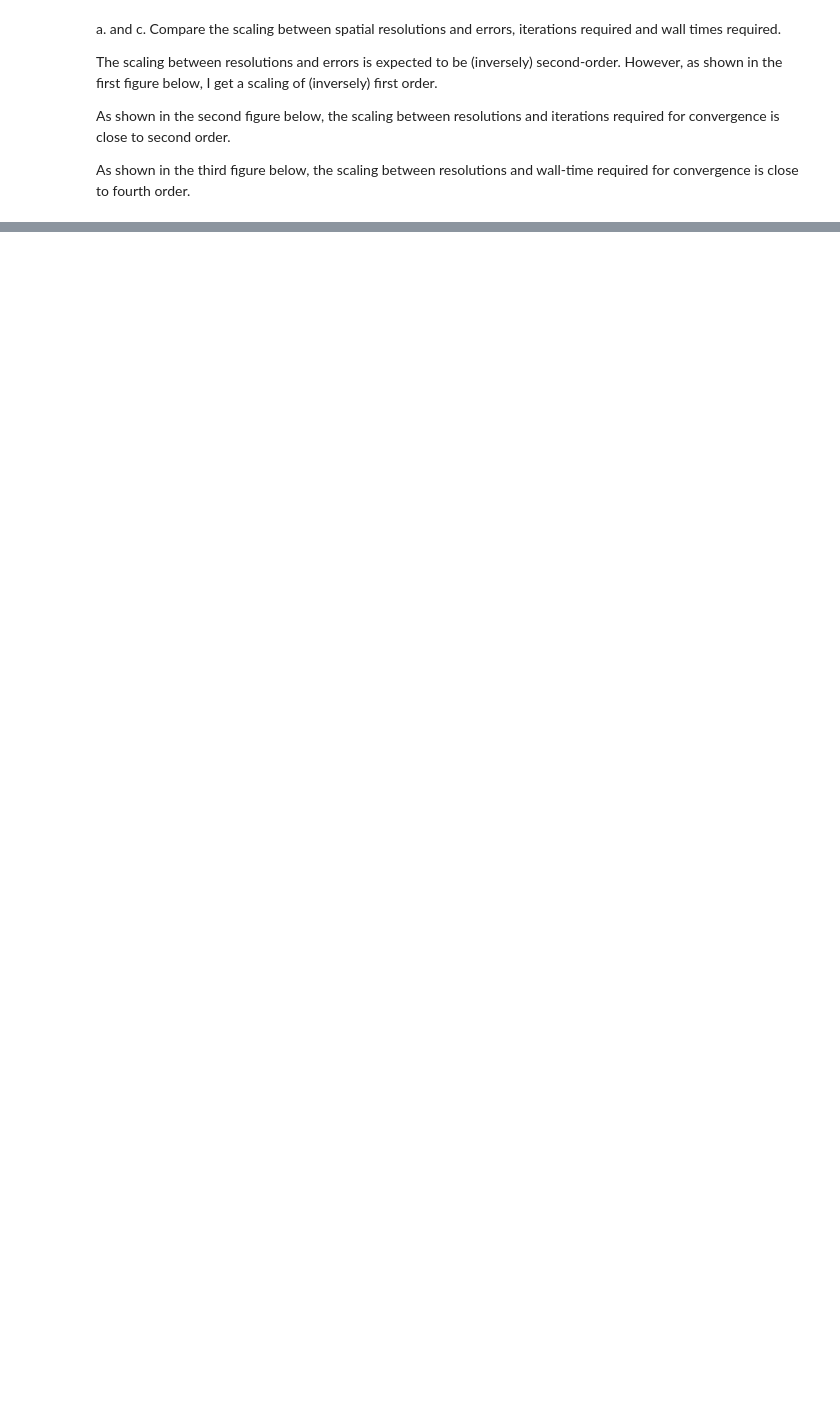
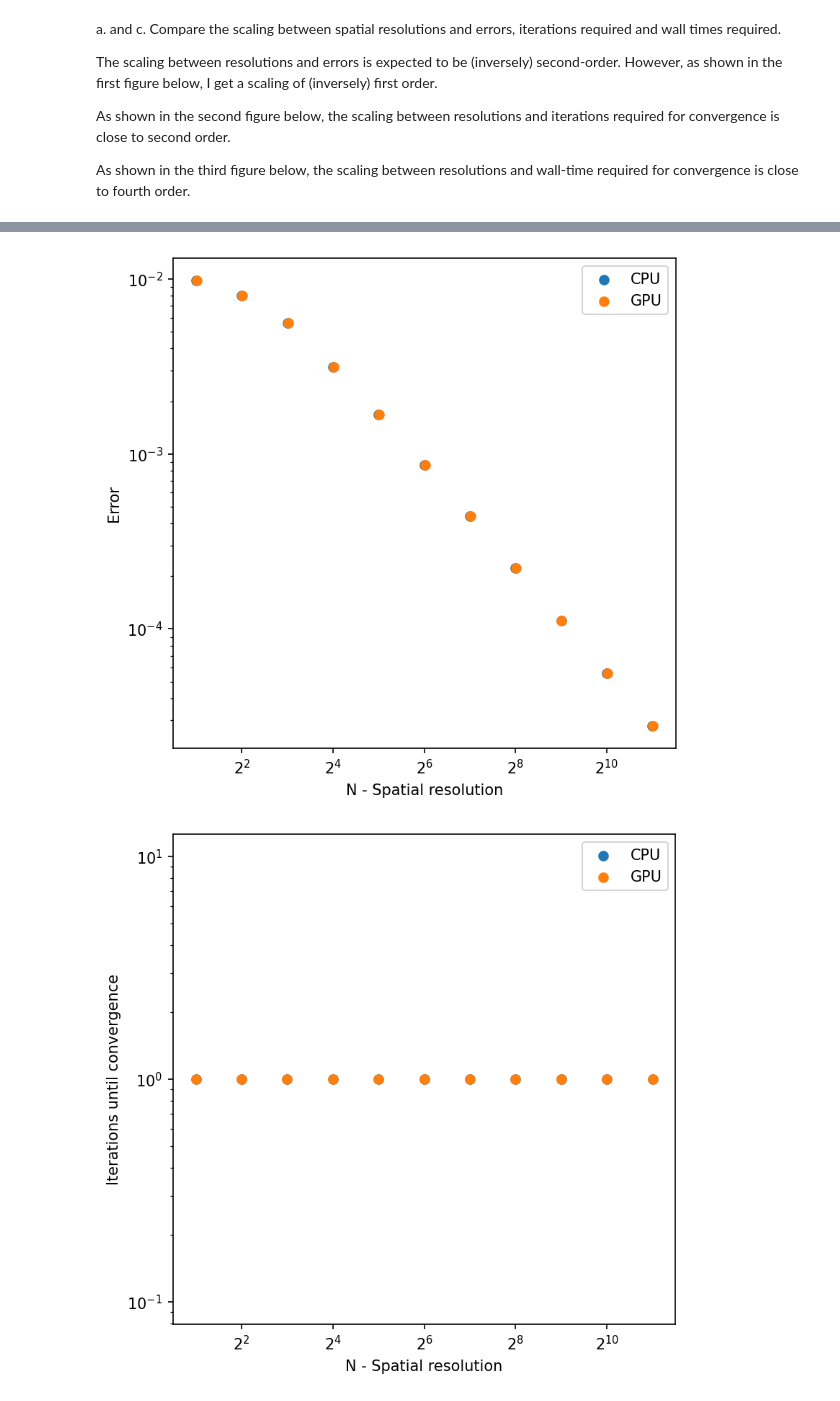
Before and after one commit to hsinfan1996/CGPoisson, a Jupyter notebook: demo_pytorch.ipynb, the cells around one changed output, grey strips where cells are left out. Drawn from its saved outputs; the diff is of its cells as text; code cells hidden in the pictures; blank space fills up the shorter version.

```diff
--- a/demo_pytorch.ipynb
+++ b/demo_pytorch.ipynb
@@ -140,0 +207,41 @@ plt.show()
+# %%
+fig1, axes1 = plt.subplots(figsize=(6, 6), dpi=150)
+fig2, axes2 = plt.subplots(figsize=(6, 6), dpi=150)
+fig3, axes3 = plt.subplots(figsize=(6, 6), dpi=150)
+para = ['CPU', 'GPU']
+for i, err in enumerate(error_all):
+    fig1.gca().scatter(np.array(resolution)*(1+0.01*i), err, label=para[i])
+    fig1.gca().set_yscale("log", base=10)
+    fig1.gca().set_xscale("log", base=2)
+    fig1.gca().set_xlabel("N - Spatial resolution")
+    fig1.gca().set_ylabel("Error")
+
+for i, iter in enumerate(iters_all):
+    fig2.gca().scatter(resolution, iter, label=para[i])
+    fig2.gca().set_yscale("log", base=10)
+    fig2.gca().set_xscale("log", base=2)
+    fig2.gca().set_xlabel("N - Spatial resolution")
+    fig2.gca().set_ylabel("Iterations until convergence")
+
+for i, _wall_time in enumerate(wall_time_all):
+    fig3.gca().scatter(resolution, _wall_time, label=para[i])
+    fig3.gca().set_yscale("log", base=10)
+    fig3.gca().set_xscale("log", base=2)
+    fig3.gca().set_xlabel("N - Spatial resolution")
+    fig3.gca().set_ylabel("Wall time required for convergence")
+
+
+res = np.linspace(resolution[0], resolution[-1], 1000)
+#fig1.gca().plot(res, res**(-2), label=r"$f(x) \propto x^{-2}$", c='C3')
+# fig1.gca().plot(res, 5e-2*res**(-1), label=r"$f(x) \propto x^{-1}$", c='C4')
+# fig2.gca().plot(res, 3*res**(1.9), label=r"$f(x) \propto x^{1.9}$", c='C3')
+# fig2.gca().plot(res, 0.48*res**(2), label=r"$f(x) \propto x^{2}$", c='C4')
+# fig3.gca().plot(res, 1e-6*res**(4), label=r"$f(x) \propto x^{4}$", c='C3')
+fig1.gca().legend()
+fig2.gca().legend()
+fig3.gca().legend()
+
+plt.show()
+# %% [output]
+[figure, added]
+[figure, added]
```
Also changed, not shown: parts of 9 cells of this notebook.
